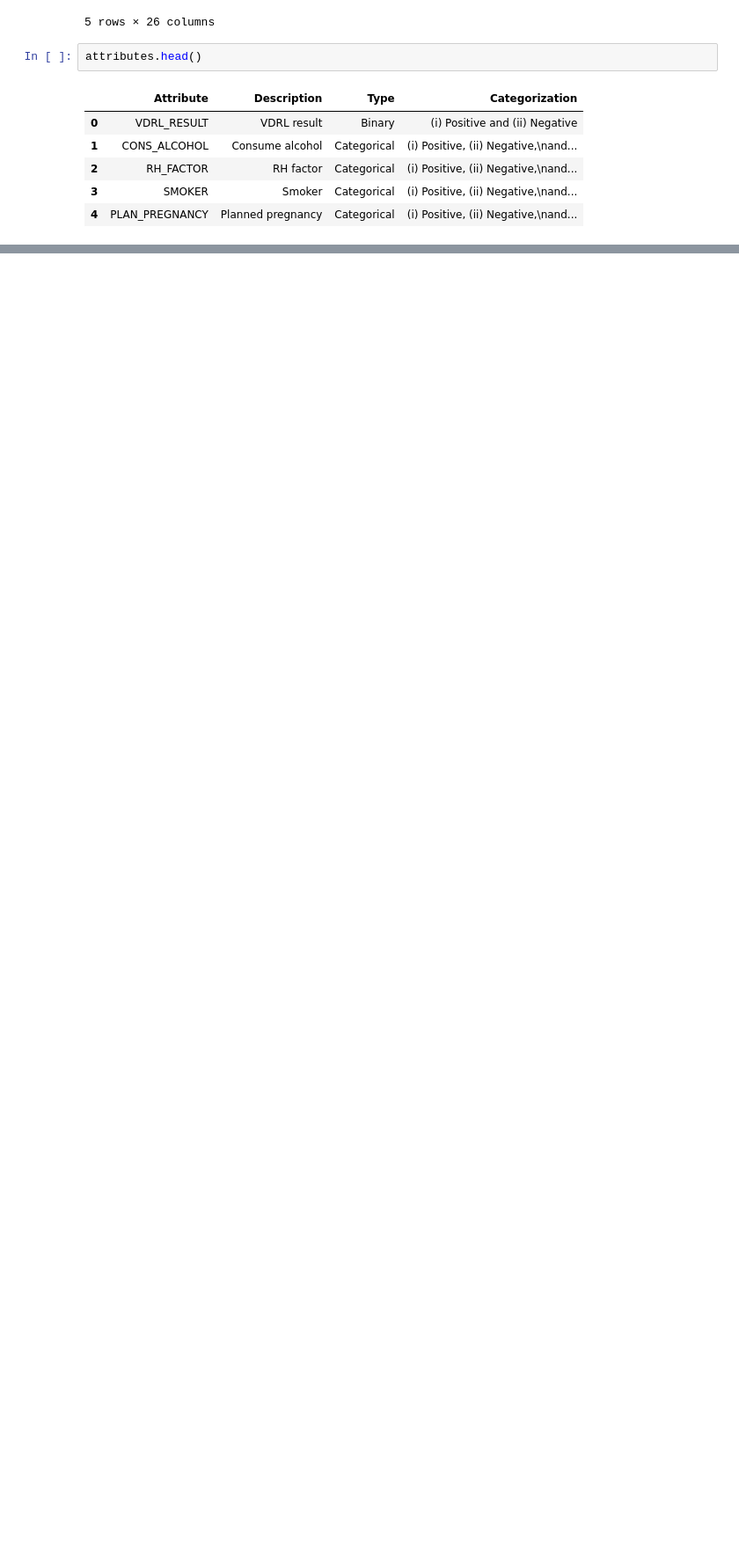
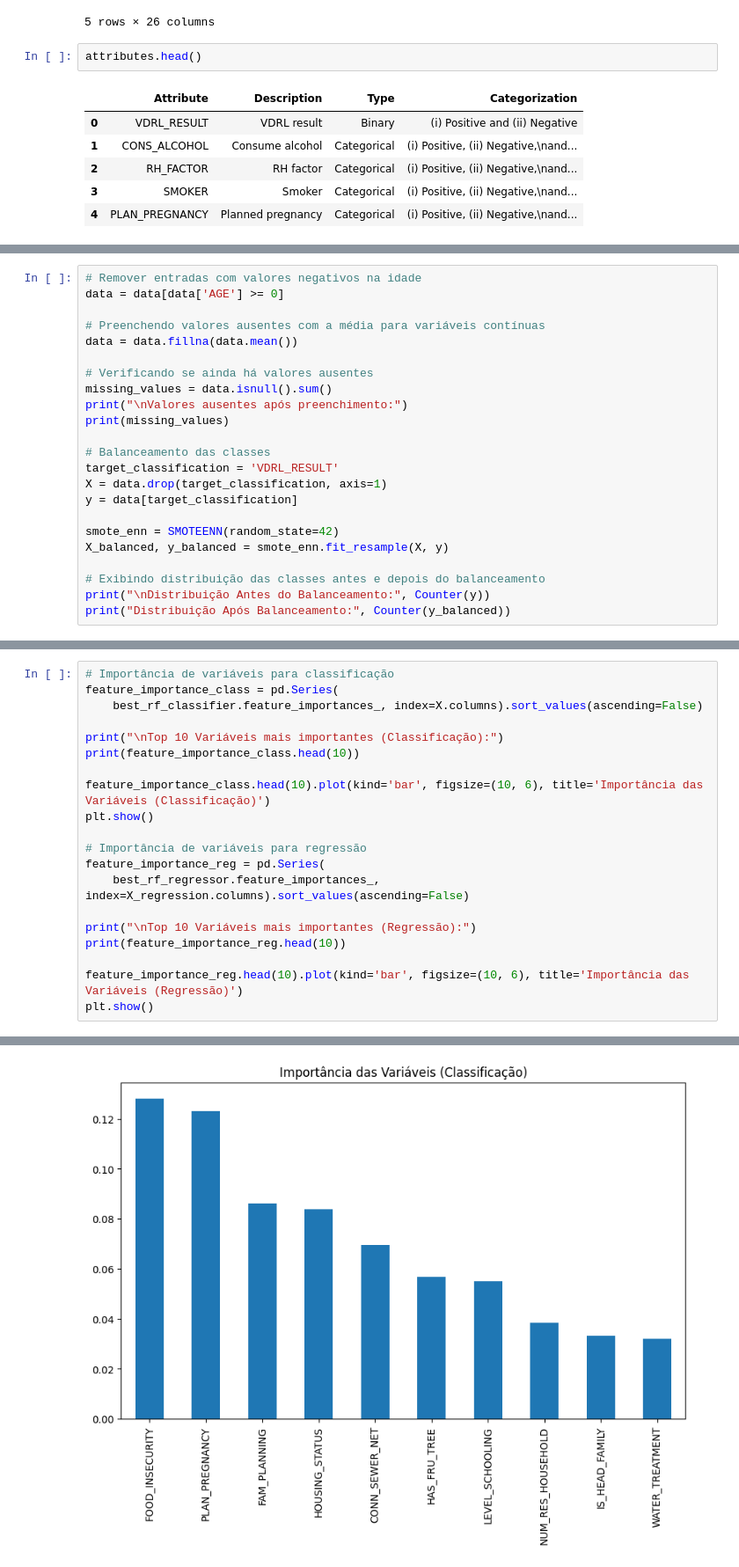
Before and after one commit to dudasfig/congenital-syphilis-cases-, a Jupyter notebook: Projeto_ML.ipynb, the cells around one changed output, grey strips where cells are left out. Shown at 88% size. Cells and saved outputs as stored; diff of their text form; blank space fills up the shorter version.

```diff
--- a/Projeto_ML.ipynb
+++ b/Projeto_ML.ipynb
@@ -98,0 +71,23 @@ dtype: int64
+# %%
+# Remover entradas com valores negativos na idade
+data = data[data['AGE'] >= 0]
+
+# Preenchendo valores ausentes com a média para variáveis contínuas
+data = data.fillna(data.mean())
+
+# Verificando se ainda há valores ausentes
+missing_values = data.isnull().sum()
+print("\nValores ausentes após preenchimento:")
+print(missing_values)
+
+# Balanceamento das classes
+target_classification = 'VDRL_RESULT'
+X = data.drop(target_classification, axis=1)
+y = data[target_classification]
+
+smote_enn = SMOTEENN(random_state=42)
+X_balanced, y_balanced = smote_enn.fit_resample(X, y)
+
+# Exibindo distribuição das classes antes e depois do balanceamento
+print("\nDistribuição Antes do Balanceamento:", Counter(y))
+print("Distribuição Após Balanceamento:", Counter(y_balanced))
@@ -98,0 +204,21 @@ dtype: int64
+# %%
+# Importância de variáveis para classificação
+feature_importance_class = pd.Series(
+    best_rf_classifier.feature_importances_, index=X.columns).sort_values(ascending=False)
+
+print("\nTop 10 Variáveis mais importantes (Classificação):")
+print(feature_importance_class.head(10))
+
+feature_importance_class.head(10).plot(kind='bar', figsize=(10, 6), title='Importância das Variáveis (Classificação)')
+plt.show()
+
+# Importância de variáveis para regressão
+feature_importance_reg = pd.Series(
+    best_rf_regressor.feature_importances_, index=X_regression.columns).sort_values(ascending=False)
+
+print("\nTop 10 Variáveis mais importantes (Regressão):")
+print(feature_importance_reg.head(10))
+
+feature_importance_reg.head(10).plot(kind='bar', figsize=(10, 6), title='Importância das Variáveis (Regressão)')
+plt.show()
+# %% [output]
@@ -98,0 +237 @@ dtype: int64
+[figure, added]
```
Also changed, not shown: parts of 27 cells of this notebook.
